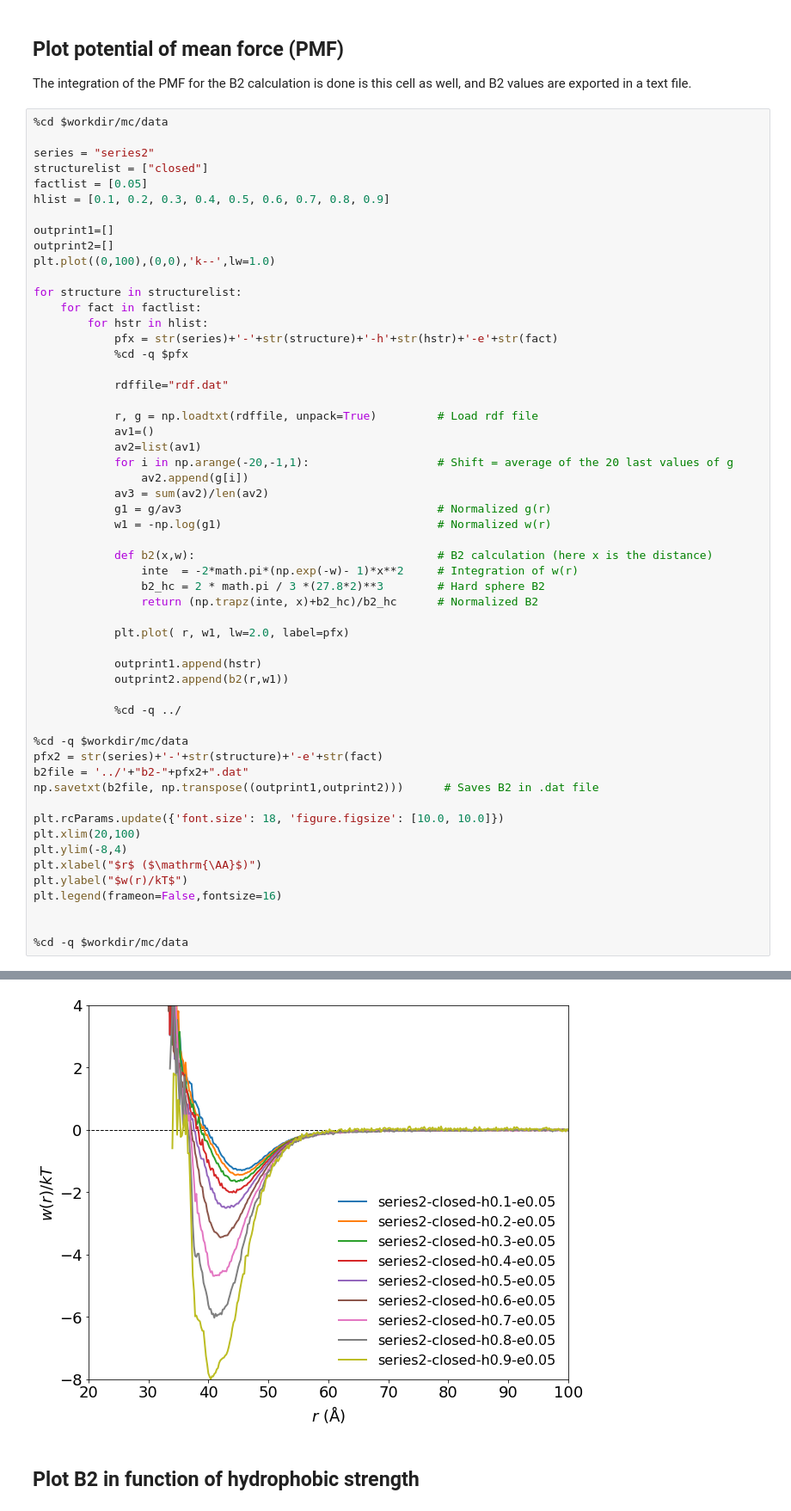
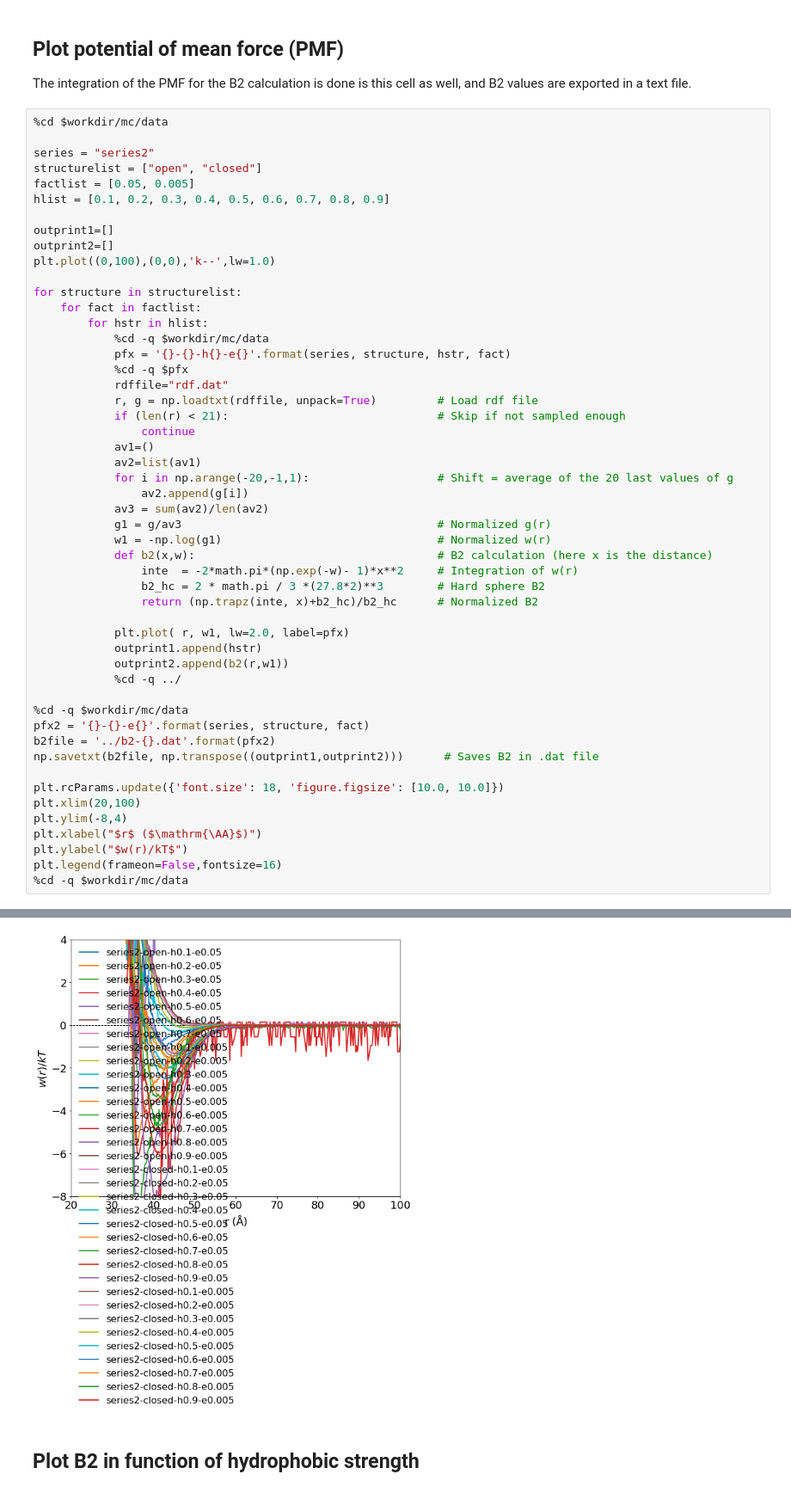
Before and after one commit to mlund/SI-Lipase-Structure-Factors, a Jupyter notebook: twobody/noswap/plot_2body_noswap.ipynb, the cells around one changed output, grey strips where cells are left out. Shown at 86% size. Drawn from its saved outputs; the diff is of its cells as text.

```diff
--- a/twobody/noswap/plot_2body_noswap.ipynb
+++ b/twobody/noswap/plot_2body_noswap.ipynb
@@ -22,8 +22,8 @@ The integration of the PMF for the B2 calculation is done is this cell as well,
 %cd $workdir/mc/data
 
 series = "series2"
-structurelist = ["closed"]
-factlist = [0.05]
+structurelist = ["open", "closed"]
+factlist = [0.05, 0.005]
 hlist = [0.1, 0.2, 0.3, 0.4, 0.5, 0.6, 0.7, 0.8, 0.9]
 
 outprint1=[]
@@ -33,49 +33,45 @@ plt.plot((0,100),(0,0),'k--',lw=1.0)
 for structure in structurelist:
     for fact in factlist:
         for hstr in hlist:
-            pfx = str(series)+'-'+str(structure)+'-h'+str(hstr)+'-e'+str(fact)
+            %cd -q $workdir/mc/data
+            pfx = '{}-{}-h{}-e{}'.format(series, structure, hstr, fact)
             %cd -q $pfx
-
             rdffile="rdf.dat"
-
             r, g = np.loadtxt(rdffile, unpack=True)         # Load rdf file
+            if (len(r) < 21):                               # Skip if not sampled enough
+                continue
             av1=()
             av2=list(av1)
             for i in np.arange(-20,-1,1):                   # Shift = average of the 20 last values of g
                 av2.append(g[i])
             av3 = sum(av2)/len(av2)
             g1 = g/av3                                      # Normalized g(r)
             w1 = -np.log(g1)                                # Normalized w(r)
-
             def b2(x,w):                                    # B2 calculation (here x is the distance)
                 inte  = -2*math.pi*(np.exp(-w)- 1)*x**2     # Integration of w(r)
                 b2_hc = 2 * math.pi / 3 *(27.8*2)**3        # Hard sphere B2
                 return (np.trapz(inte, x)+b2_hc)/b2_hc      # Normalized B2
 
             plt.plot( r, w1, lw=2.0, label=pfx)
-
             outprint1.append(hstr)
             outprint2.append(b2(r,w1))
-
             %cd -q ../
 
 %cd -q $workdir/mc/data
-pfx2 = str(series)+'-'+str(structure)+'-e'+str(fact)
-b2file = '../'+"b2-"+pfx2+".dat"
+pfx2 = '{}-{}-e{}'.format(series, structure, fact)
+b2file = '../b2-{}.dat'.format(pfx2)
 np.savetxt(b2file, np.transpose((outprint1,outprint2)))      # Saves B2 in .dat file
 
 plt.rcParams.update({'font.size': 18, 'figure.figsize': [10.0, 10.0]})
 plt.xlim(20,100)
 plt.ylim(-8,4)
 plt.xlabel("$r$ ($\mathrm{\AA}$)")
 plt.ylabel("$w(r)/kT$")
 plt.legend(frameon=False,fontsize=16)
-
-
 %cd -q $workdir/mc/data
 # %% [output]
 /Users/mikael/github/SI-Lipase-Structure-Factors/twobody/noswap/mc/data
-[figure, old version]
+[figure, new version]
 # %% [markdown]
 ## Plot B2 in function of hydrophobic strength
 # %%
```
Also changed, not shown: parts of 3 cells of this notebook.
